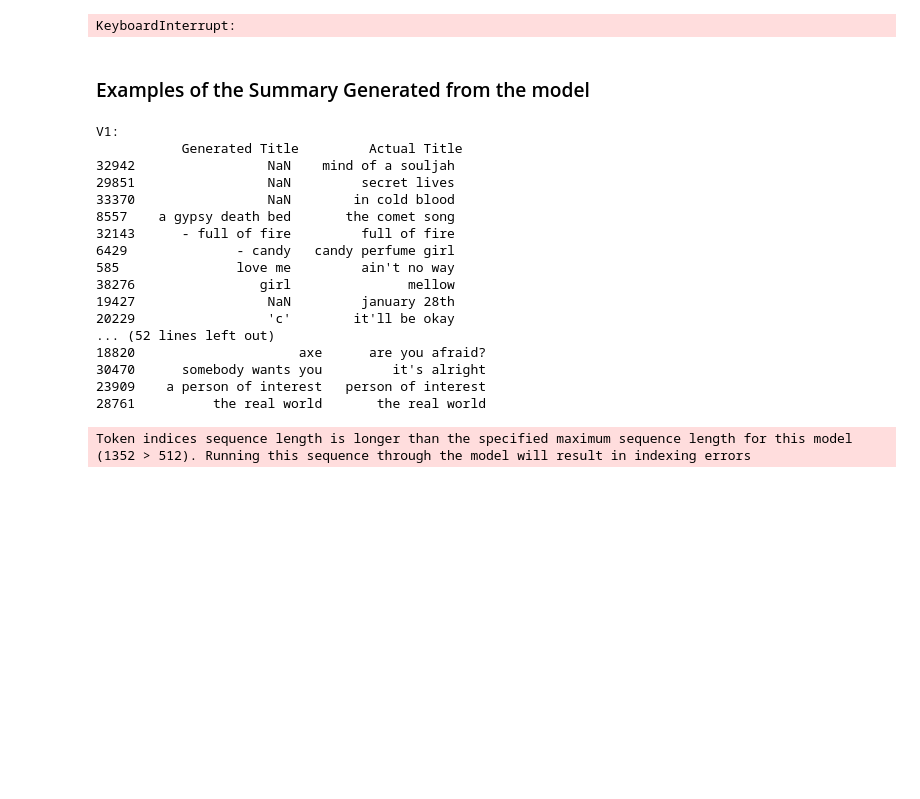
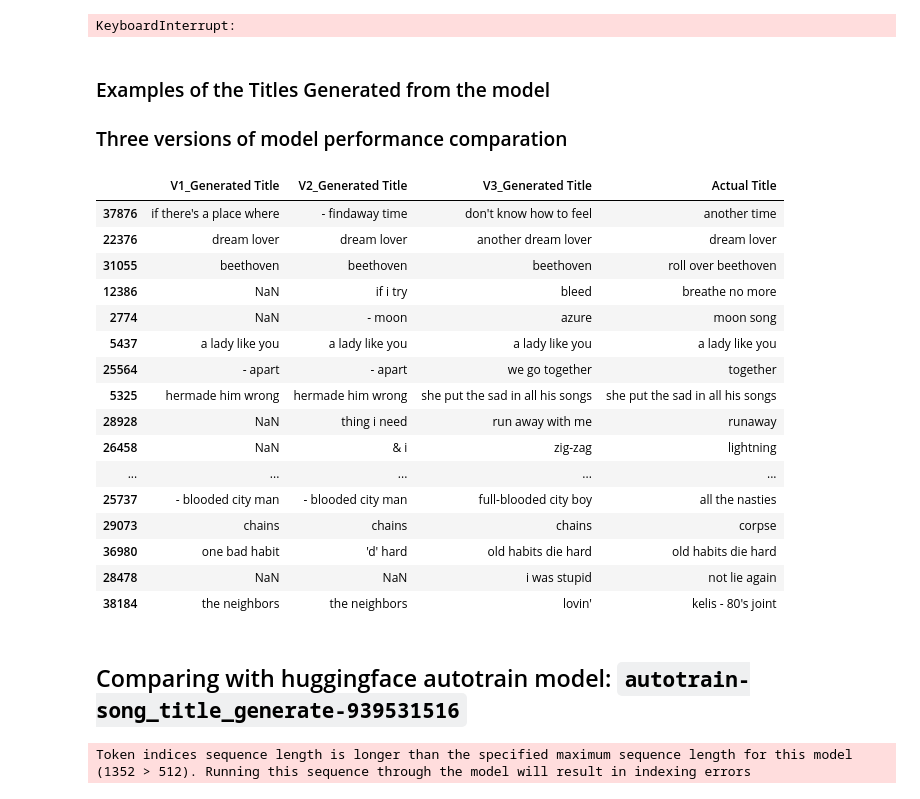
Before and after one commit to victorlifan/sone_title_generation, a Jupyter notebook: notebooks/transformers_summarization_wandb.ipynb, the cells around one changed output. Drawn from its saved outputs; the diff is of its cells as text; code cells hidden in the pictures; blank space fills up the shorter version.

```diff
--- a/notebooks/transformers_summarization_wandb.ipynb
+++ b/notebooks/transformers_summarization_wandb.ipynb
@@ -511,7 +511,8 @@ Epoch: 0, Loss:  6.86549711227417
 KeyboardInterrupt:
 # %% [markdown]
 <a id='section06'></a>
-### Examples of the Summary Generated from the model
+### Examples of the Titles Generated from the model
+### Three versions of model performance comparation
 # %%
 result_df = pd.read_csv('../results/predictions.csv',index_col=0)
 result_df2 = pd.read_csv('../results/V2_predictions.csv',index_col=0)
@@ -519,26 +522,30 @@ result_df3 = pd.read_csv('../results/V3_predictions.csv',index_col=0)
-# %%
-idx = np.random.randint(0,high = len(result_df),size=20)
-print("V1:\n",result_df.iloc[idx],'\n')
-print("V2:\n",result_df2.iloc[idx],'\n')
-print("V3:\n",result_df3.iloc[idx],'\n')
-# %% [output]
-V1:
-           Generated Title         Actual Title
-32942                 NaN    mind of a souljah
-29851                 NaN         secret lives
-33370                 NaN        in cold blood
-8557    a gypsy death bed       the comet song
-32143      - full of fire         full of fire
-6429              - candy   candy perfume girl
-585               love me         ain't no way
-38276                girl               mellow
-19427                 NaN         january 28th
-20229                 'c'        it'll be okay
-... (52 lines left out)
-18820                     axe      are you afraid?
-30470      somebody wants you         it's alright
-23909    a person of interest   person of interest
-28761          the real world       the real world
+# %%
+result_df = result_df.iloc[idx].rename({"Generated Title":"V1_Generated Title"},axis = 1)
+result_df2 = result_df2.iloc[idx].rename({"Generated Title":"V2_Generated Title"},axis = 1)['V2_Generated Title']
+result_df3 = result_df3.iloc[idx].rename({"Generated Title":"V3_Generated Title"},axis = 1)['V3_Generated Title']
+# %%
+comb_df = result_df.join(result_df2).join(result_df3).iloc[:,[0,2,3,1]]
+comb_df
+# %% [output]
+|  | V1_Generated Title | V2_Generated Title | V3_Generated Title | Actual Title |
+| 37876 | if there's a place where | - findaway time | don't know how to feel | another time |
+| 22376 | dream lover | dream lover | another dream lover | dream lover |
+| 31055 | beethoven | beethoven | beethoven | roll over beethoven |
+| 12386 | NaN | if i try | bleed | breathe no more |
+| 2774 | NaN | - moon | azure | moon song |
+| 5437 | a lady like you | a lady like you | a lady like you | a lady like you |
+| 25564 | - apart | - apart | we go together | together |
+| 5325 | hermade him wrong | hermade him wrong | she put the sad in all his songs | she put the sad in all his songs |
+| 28928 | NaN | thing i need | run away with me | runaway |
+| 26458 | NaN | & i | zig-zag | lightning |
+| ... | ... | ... | ... | ... |
+| 25737 | - blooded city man | - blooded city man | full-blooded city boy | all the nasties |
+| 29073 | chains | chains | chains | corpse |
+| 36980 | one bad habit | 'd' hard | old habits die hard | old habits die hard |
+| 28478 | NaN | NaN | i was stupid | not lie again |
+| 38184 | the neighbors | the neighbors | lovin' | kelis - 80's joint |
+# %% [markdown]
+## Comparing with huggingface autotrain model: `autotrain-song_title_generate-939531516`
 # %%
 from transformers import AutoTokenizer, AutoModelForSeq2SeqLM
 
```
Also changed, not shown: parts of 10 cells of this notebook.
